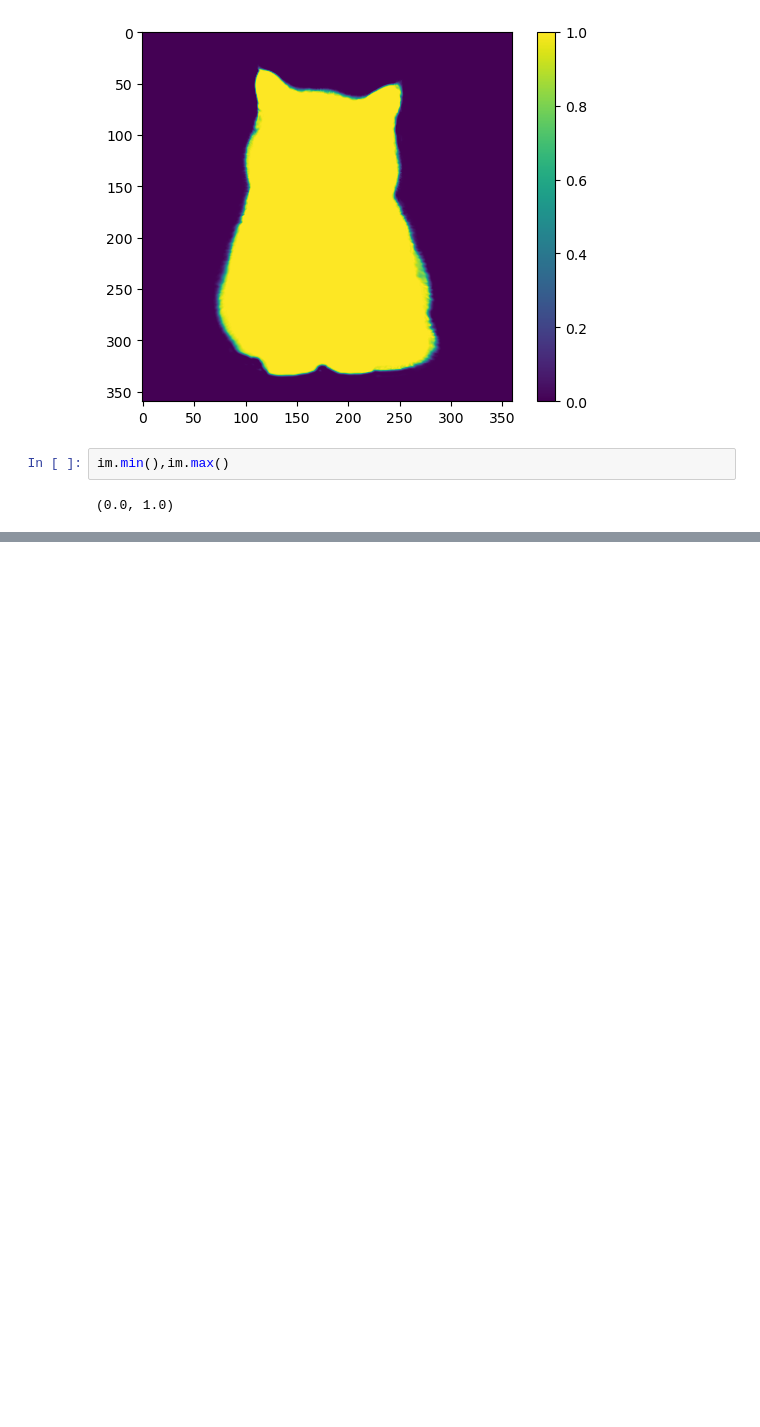
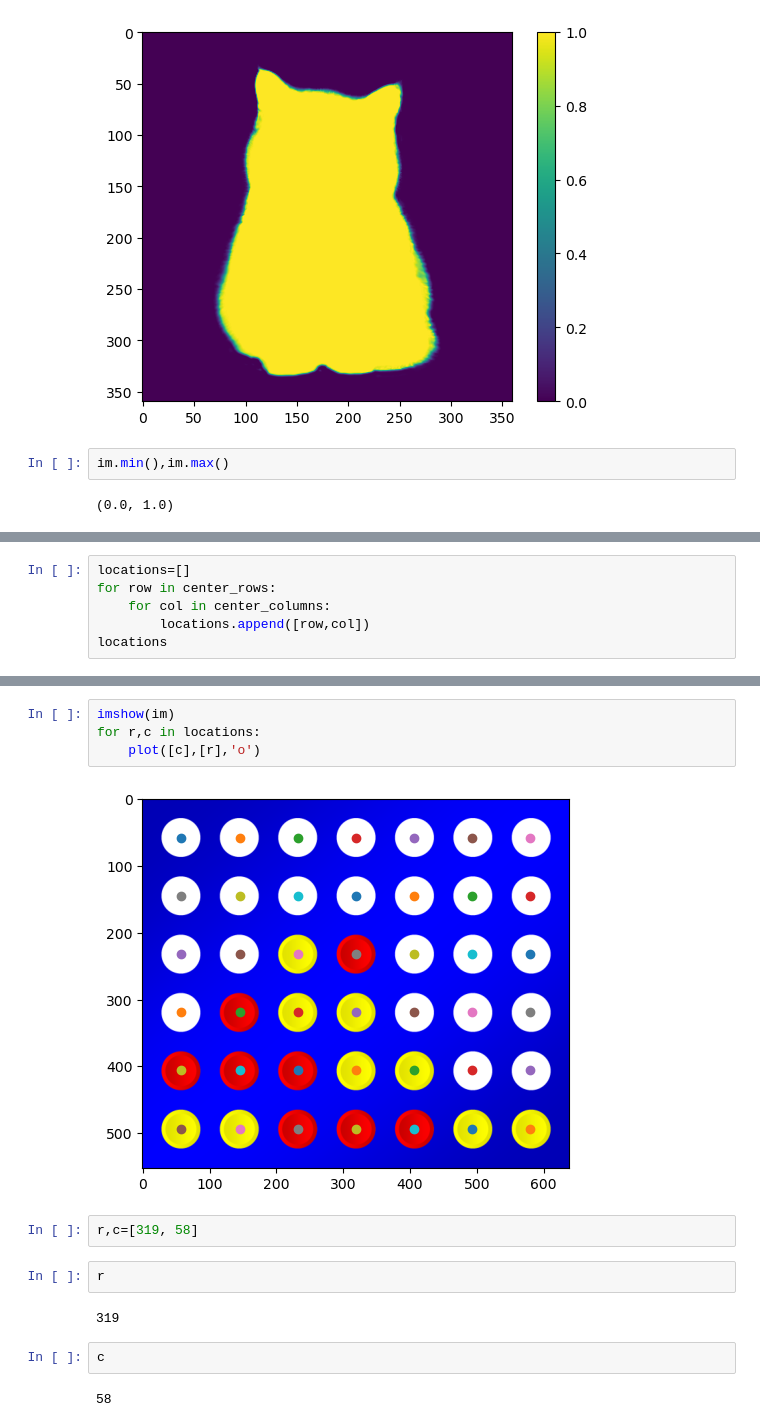
Before and after one commit to bblais/AI-and-Robotics-Fall-2023-Class-Notebooks, a Jupyter notebook: Sprint #4 - Classification, Images, and Neural Networks/2023-11-13 - Arrays and Images.ipynb, the cells around one changed output, grey strips where cells are left out. Cells and saved outputs as stored; diff of their text form; blank space fills up the shorter version.

```diff
--- a/Sprint #4 - Classification, Images, and Neural Networks/2023-11-13 - Arrays and Images.ipynb
+++ b/Sprint #4 - Classification, Images, and Neural Networks/2023-11-13 - Arrays and Images.ipynb
@@ -86,0 +119,6 @@ im.min(),im.max()
+# %%
+locations=[]
+for row in center_rows:
+    for col in center_columns:
+        locations.append([row,col])
+locations
@@ -86,0 +143,16 @@ im.min(),im.max()
+# %%
+imshow(im)
+for r,c in locations:
+    plot([c],[r],'o')
+# %% [output]
+[figure, added]
+# %%
+r,c=[319, 58]
+# %%
+r
+# %% [output]
+319
+# %%
+c
+# %% [output]
+58
```
Also changed, not shown: parts of 13 cells of this notebook, 9 other files.
